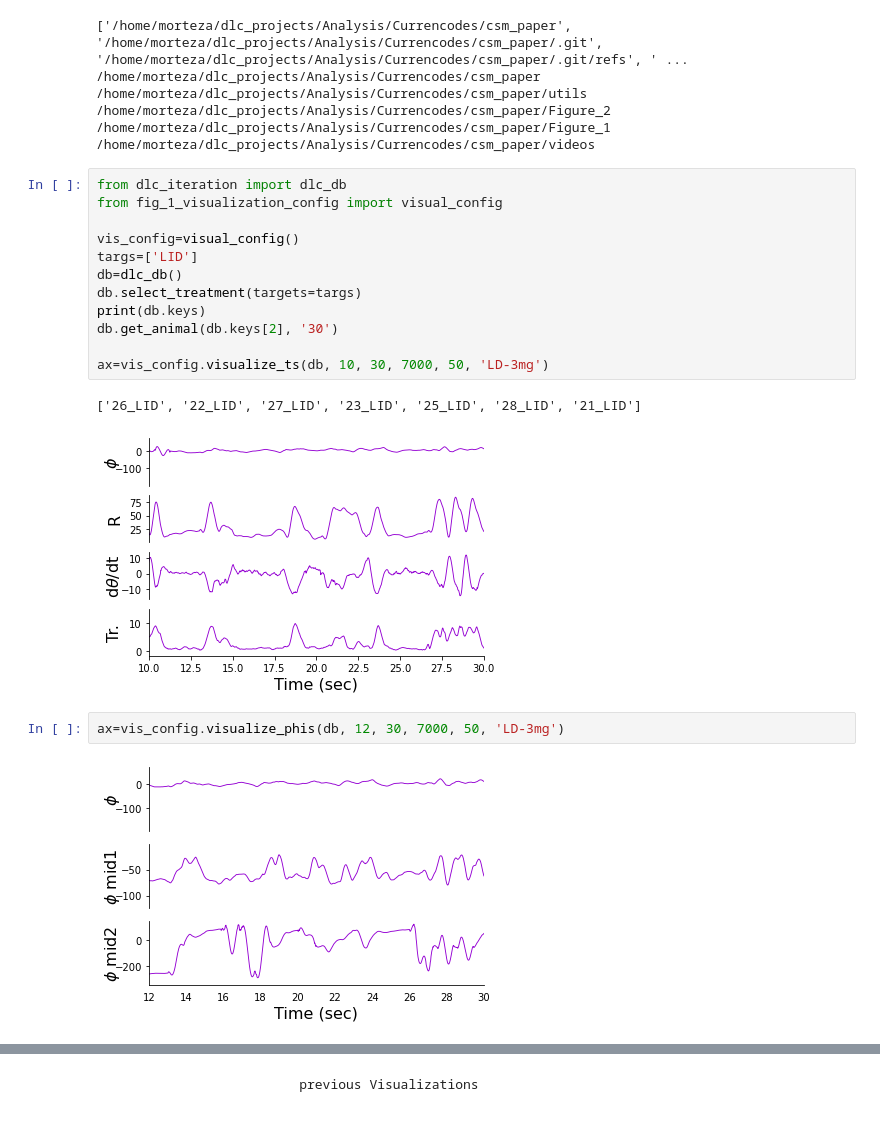
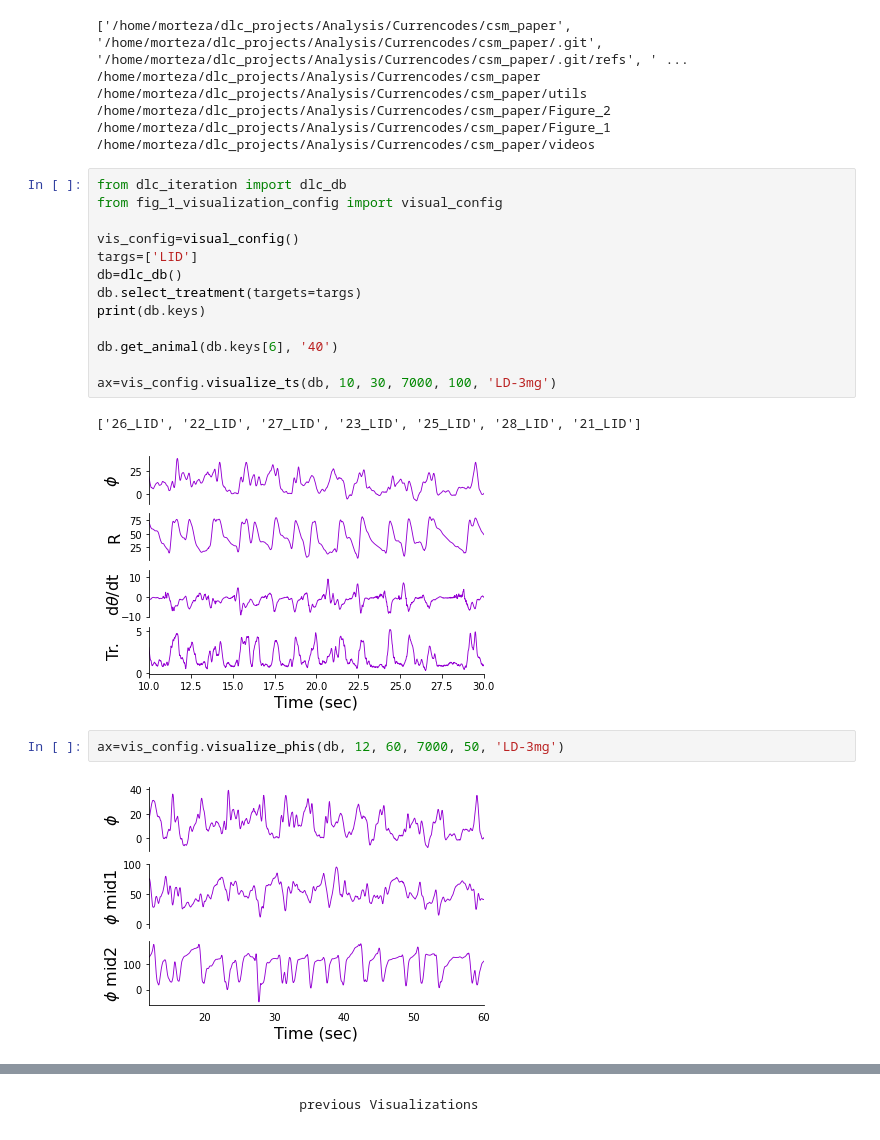
Before and after one commit to MorterzaAbbaszadeh/CSM_paper, a Jupyter notebook: Figure_1/open_field_visalization.ipynb, the cells around one changed output, grey strips where cells are left out. Saved outputs shown, nothing was run; the diff lists cells and outputs as text.

```diff
--- a/Figure_1/open_field_visalization.ipynb
+++ b/Figure_1/open_field_visalization.ipynb
@@ -23,13 +23,14 @@ targs=['LID']
 db=dlc_db()
 db.select_treatment(targets=targs)
 print(db.keys)
-db.get_animal(db.keys[2], '30')
 
-ax=vis_config.visualize_ts(db, 10, 30, 7000, 50, 'LD-3mg')
+db.get_animal(db.keys[6], '40')
+
+ax=vis_config.visualize_ts(db, 10, 30, 7000, 100, 'LD-3mg')
 # %% [output]
 ['26_LID', '22_LID', '27_LID', '23_LID', '25_LID', '28_LID', '21_LID']
-[figure, old version]
+[figure, new version]
 # %%
-ax=vis_config.visualize_phis(db, 12, 30, 7000, 50, 'LD-3mg')
+ax=vis_config.visualize_phis(db, 12, 60, 7000, 50, 'LD-3mg')
 # %% [output]
-[figure, old version]
+[figure, new version]
```
Also changed, not shown: parts of 4 cells of this notebook, 6 other files.
